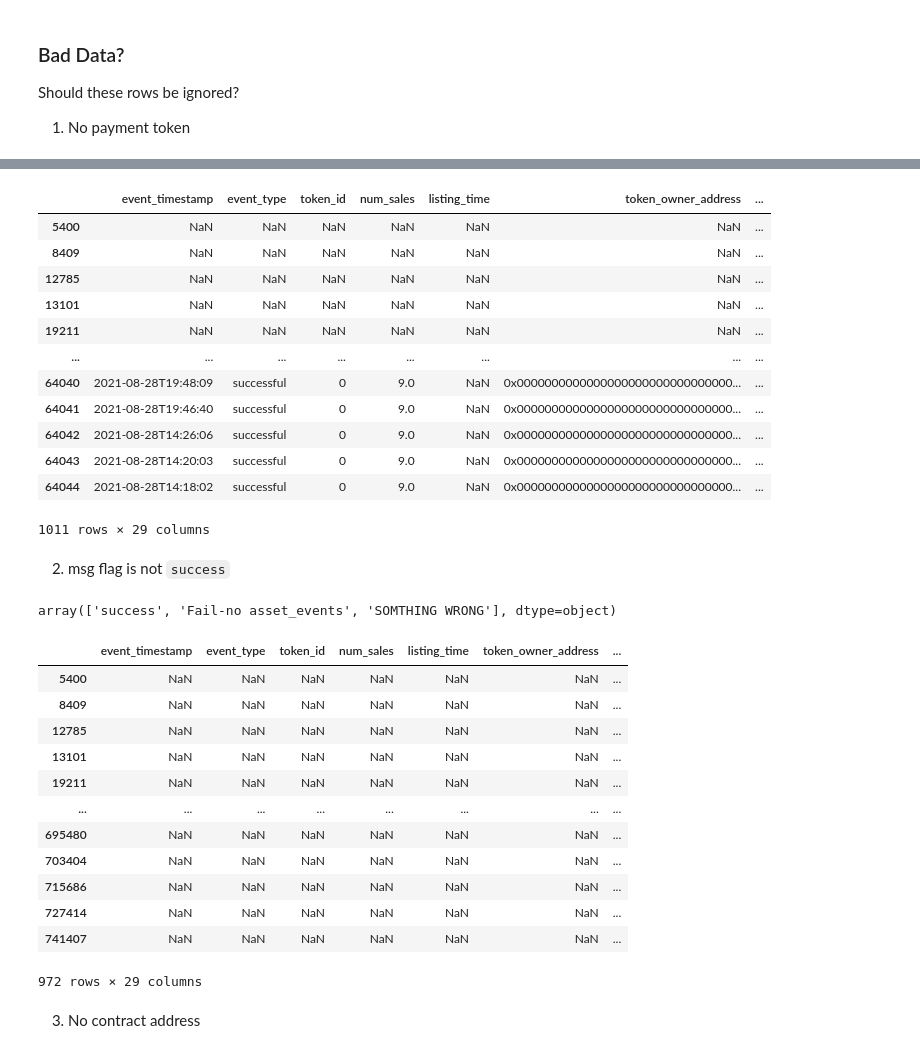
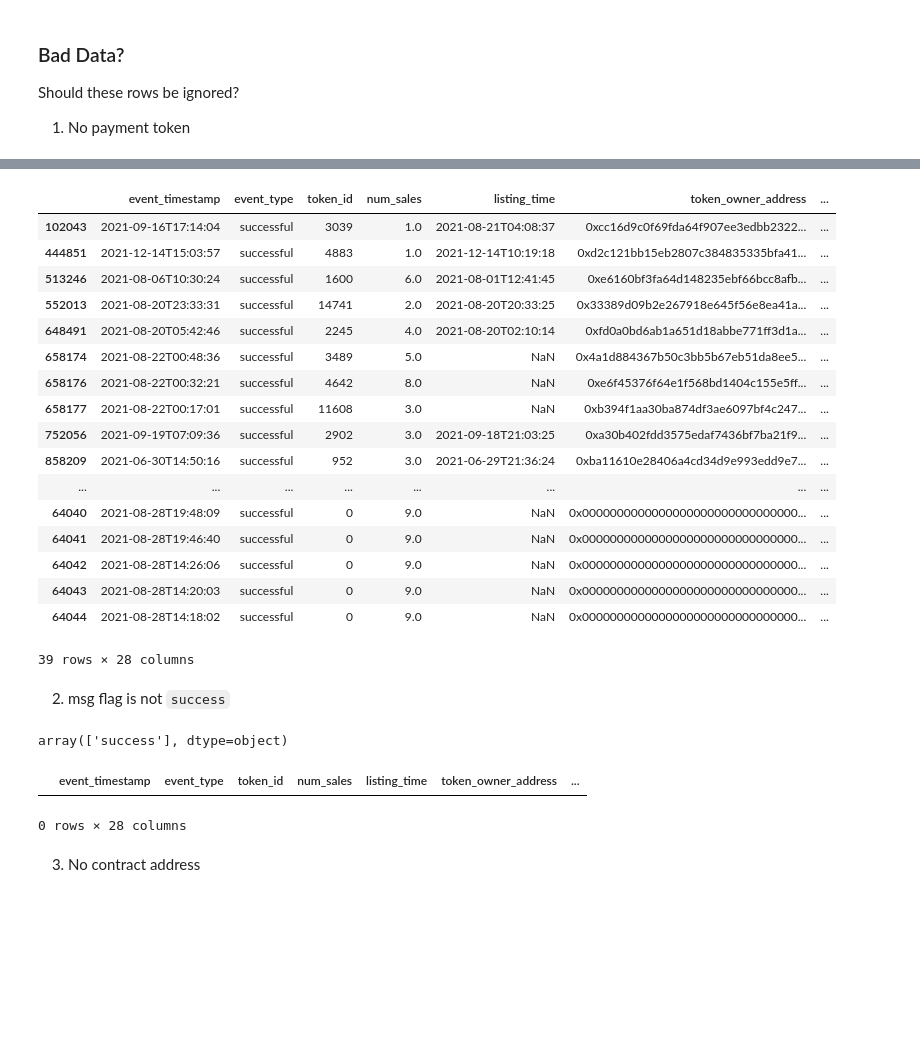
Before and after one commit to lawrence009/OpenSea_EDA, a Jupyter notebook: opeansea_events_eda.ipynb, the cells around one changed output, grey strips where cells are left out. Saved outputs shown, nothing was run; the diff lists cells and outputs as text; code cells hidden in the pictures; blank space fills up the shorter version.

Commit message:
check more bad data, transform and create tidy dataset, calculate profit by wallet

```diff
--- a/opeansea_events_eda.ipynb
+++ b/opeansea_events_eda.ipynb
@@ -149,7 +149,9 @@ wallets["FILTER"].unique()
 # %% [output]
 array([nan])
 # %%
-wallets.drop(["Unnamed: 0", "Unnamed: 1", "FILTER"], axis=1, inplace=True)
+wallets.drop(["Unnamed: 0", "Unnamed: 1", "FILTER", "pages"], axis=1, inplace=True)
+# %%
+wallets = wallets[wallets.msg == 'success']
 # %% [markdown]
 ### Describe ``coolcatsnft`` aka ``wallets`` dataset
 # %%
@@ -169,43 +187,37 @@ Should these rows be ignored?
 # %%
-bad = wallets.payment_token_symbol.isnull()
+bad = wallets.payment_token_symbol.isna()
 wallets[bad]
 # %% [output]
 |  | event_timestamp | event_type | token_id | num_sales | listing_time | token_owner_address | ... |
-| 5400 | NaN | NaN | NaN | NaN | NaN | NaN | ... |
-| 8409 | NaN | NaN | NaN | NaN | NaN | NaN | ... |
-| 12785 | NaN | NaN | NaN | NaN | NaN | NaN | ... |
-| 13101 | NaN | NaN | NaN | NaN | NaN | NaN | ... |
-| 19211 | NaN | NaN | NaN | NaN | NaN | NaN | ... |
+| 102043 | 2021-09-16T17:14:04 | successful | 3039 | 1.0 | 2021-08-21T04:08:37 | 0xcc16d9c0f69fda64f907ee3edbb2322... | ... |
+| 444851 | 2021-12-14T15:03:57 | successful | 4883 | 1.0 | 2021-12-14T10:19:18 | 0xd2c121bb15eb2807c384835335bfa41... | ... |
+| 513246 | 2021-08-06T10:30:24 | successful | 1600 | 6.0 | 2021-08-01T12:41:45 | 0xe6160bf3fa64d148235ebf66bcc8afb... | ... |
+| 552013 | 2021-08-20T23:33:31 | successful | 14741 | 2.0 | 2021-08-20T20:33:25 | 0x33389d09b2e267918e645f56e8ea41a... | ... |
+| 648491 | 2021-08-20T05:42:46 | successful | 2245 | 4.0 | 2021-08-20T02:10:14 | 0xfd0a0bd6ab1a651d18abbe771ff3d1a... | ... |
+| 658174 | 2021-08-22T00:48:36 | successful | 3489 | 5.0 | NaN | 0x4a1d884367b50c3bb5b67eb51da8ee5... | ... |
+| 658176 | 2021-08-22T00:32:21 | successful | 4642 | 8.0 | NaN | 0xe6f45376f64e1f568bd1404c155e5ff... | ... |
+| 658177 | 2021-08-22T00:17:01 | successful | 11608 | 3.0 | NaN | 0xb394f1aa30ba874df3ae6097bf4c247... | ... |
+| 752056 | 2021-09-19T07:09:36 | successful | 2902 | 3.0 | 2021-09-18T21:03:25 | 0xa30b402fdd3575edaf7436bf7ba21f9... | ... |
+| 858209 | 2021-06-30T14:50:16 | successful | 952 | 3.0 | 2021-06-29T21:36:24 | 0xba11610e28406a4cd34d9e993edd9e7... | ... |
 | ... | ... | ... | ... | ... | ... | ... | ... |
 | 64040 | 2021-08-28T19:48:09 | successful | 0 | 9.0 | NaN | 0x0000000000000000000000000000000... | ... |
 | 64041 | 2021-08-28T19:46:40 | successful | 0 | 9.0 | NaN | 0x0000000000000000000000000000000... | ... |
 | 64042 | 2021-08-28T14:26:06 | successful | 0 | 9.0 | NaN | 0x0000000000000000000000000000000... | ... |
 | 64043 | 2021-08-28T14:20:03 | successful | 0 | 9.0 | NaN | 0x0000000000000000000000000000000... | ... |
 | 64044 | 2021-08-28T14:18:02 | successful | 0 | 9.0 | NaN | 0x0000000000000000000000000000000... | ... |
-1011 rows × 29 columns
+39 rows × 28 columns
 # %% [markdown]
 2. msg flag is not ``success``
 # %%
 wallets["msg"].unique()
 # %% [output]
-array(['success', 'Fail-no asset_events', 'SOMTHING WRONG'], dtype=object)
+array(['success'], dtype=object)
 # %%
 bad = wallets.msg != 'success'
 wallets[bad]
 # %% [output]
 |  | event_timestamp | event_type | token_id | num_sales | listing_time | token_owner_address | ... |
-| 5400 | NaN | NaN | NaN | NaN | NaN | NaN | ... |
-| 8409 | NaN | NaN | NaN | NaN | NaN | NaN | ... |
-| 12785 | NaN | NaN | NaN | NaN | NaN | NaN | ... |
-| 13101 | NaN | NaN | NaN | NaN | NaN | NaN | ... |
-| 19211 | NaN | NaN | NaN | NaN | NaN | NaN | ... |
-| ... | ... | ... | ... | ... | ... | ... | ... |
-| 695480 | NaN | NaN | NaN | NaN | NaN | NaN | ... |
-| 703404 | NaN | NaN | NaN | NaN | NaN | NaN | ... |
-| 715686 | NaN | NaN | NaN | NaN | NaN | NaN | ... |
-| 727414 | NaN | NaN | NaN | NaN | NaN | NaN | ... |
-| 741407 | NaN | NaN | NaN | NaN | NaN | NaN | ... |
-972 rows × 29 columns
+0 rows × 28 columns
 # %% [markdown]
 3. No contract address
 # %%
```
Also changed, not shown: parts of 26 cells of this notebook.
